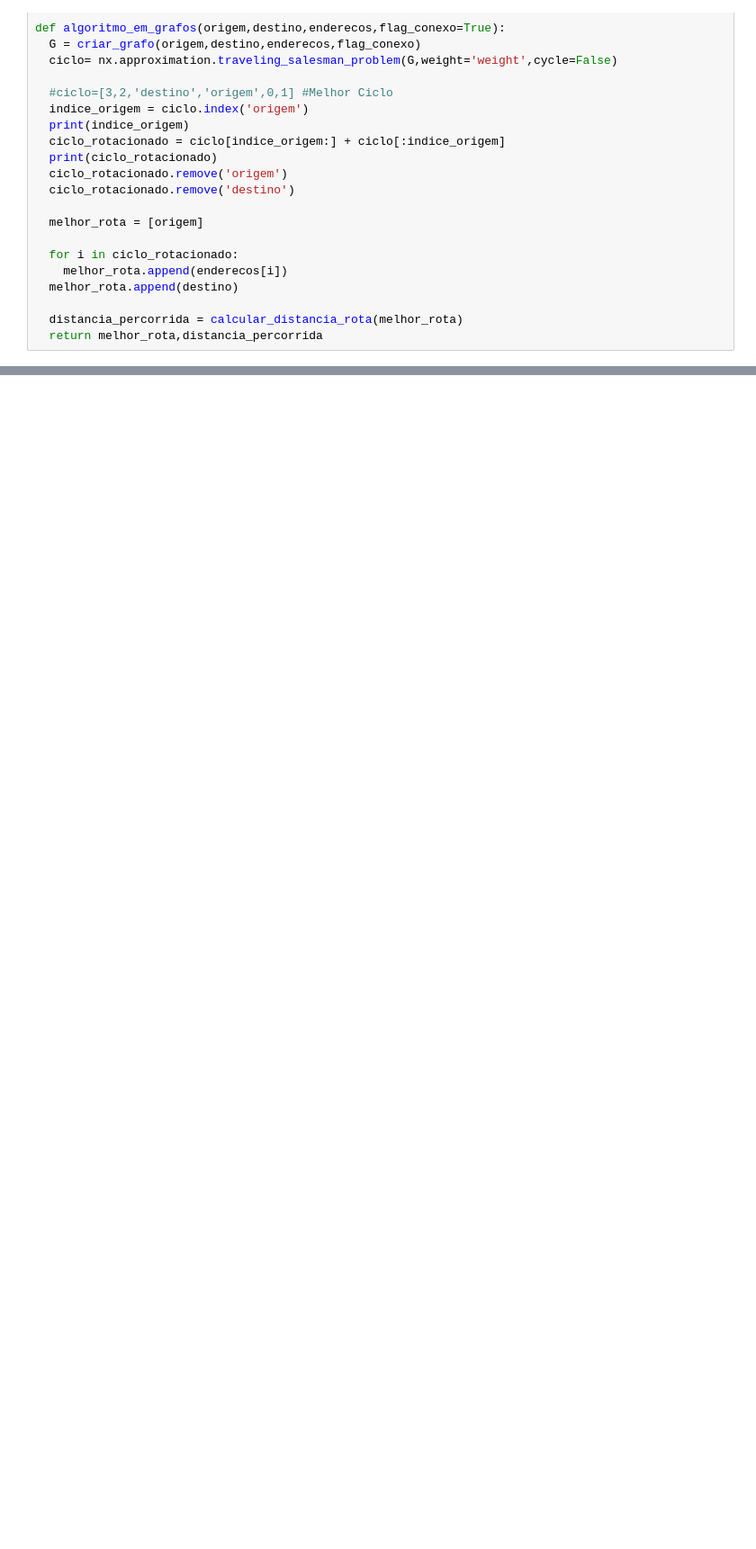
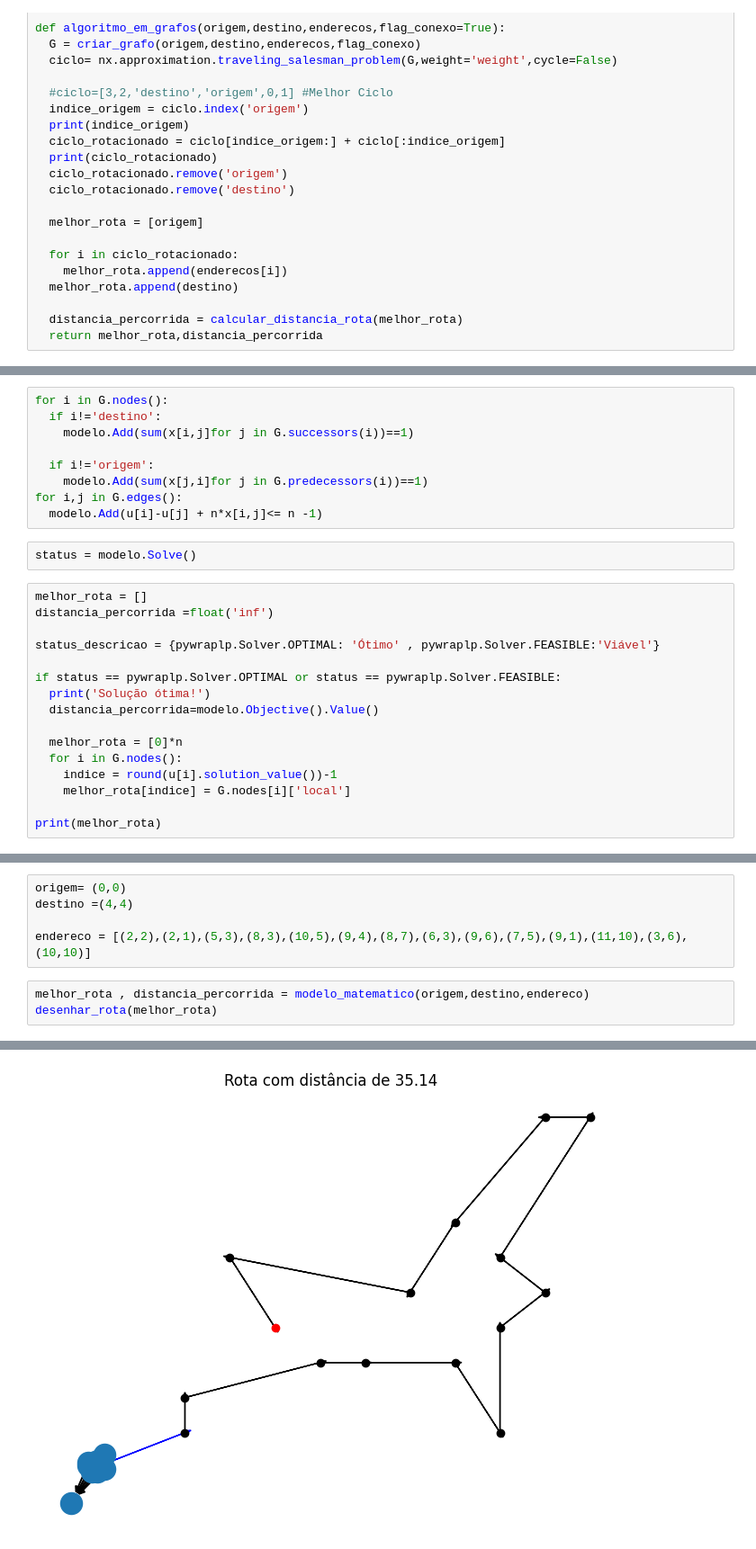
Before and after one commit to gustavol3ma/PO, a Jupyter notebook: P_O(aula).ipynb, the cells around one changed output, grey strips where cells are left out. Shown: that part at 90% size. Saved outputs shown, nothing was run; the diff lists cells and outputs as text; blank space fills up the shorter version.

```diff
--- a/P_O(aula).ipynb
+++ b/P_O(aula).ipynb
@@ -416,0 +452,27 @@ Distância percorrida: 13.52
+# %%
+for i in G.nodes():
+  if i!='destino':
+    modelo.Add(sum(x[i,j]for j in G.successors(i))==1)
+
+  if i!='origem':
+    modelo.Add(sum(x[j,i]for j in G.predecessors(i))==1)
+for i,j in G.edges():
+  modelo.Add(u[i]-u[j] + n*x[i,j]<= n -1)
+# %%
+status = modelo.Solve()
+# %%
+melhor_rota = []
+distancia_percorrida =float('inf')
+
+status_descricao = {pywraplp.Solver.OPTIMAL: 'Ótimo' , pywraplp.Solver.FEASIBLE:'Viável'}
+
+if status == pywraplp.Solver.OPTIMAL or status == pywraplp.Solver.FEASIBLE:
+  print('Solução ótima!')
+  distancia_percorrida=modelo.Objective().Value()
+
+  melhor_rota = [0]*n
+  for i in G.nodes():
+    indice = round(u[i].solution_value())-1
+    melhor_rota[indice] = G.nodes[i]['local']
+
+print(melhor_rota)
@@ -416,0 +533,9 @@ Distância percorrida: 13.52
+# %%
+origem= (0,0)
+destino =(4,4)
+
+endereco = [(2,2),(2,1),(5,3),(8,3),(10,5),(9,4),(8,7),(6,3),(9,6),(7,5),(9,1),(11,10),(3,6),(10,10)]
+# %%
+melhor_rota , distancia_percorrida = modelo_matematico(origem,destino,endereco)
+desenhar_rota(melhor_rota)
+# %% [output]
@@ -416,0 +544 @@ Distância percorrida: 13.52
+[figure, added]
```
Also changed, not shown: parts of 14 cells of this notebook.
